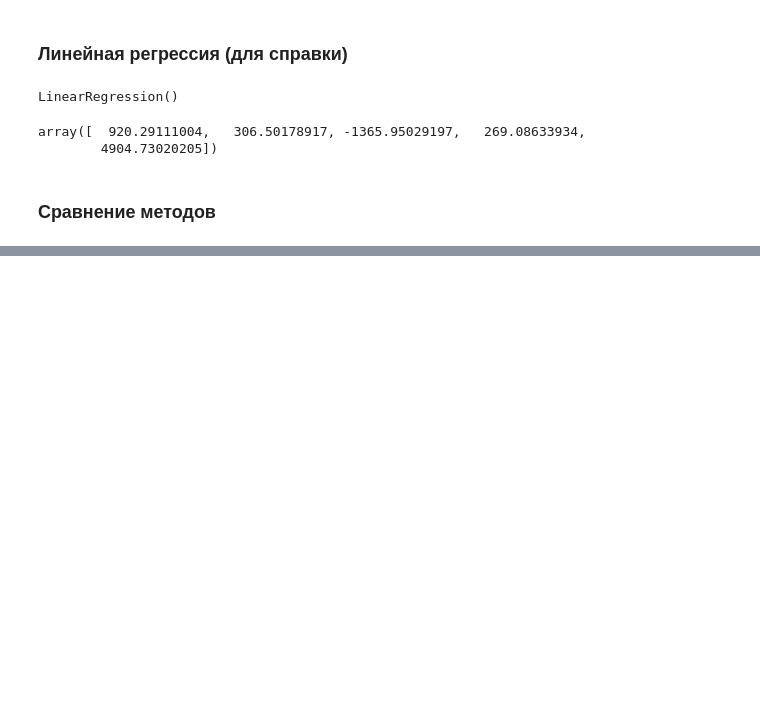
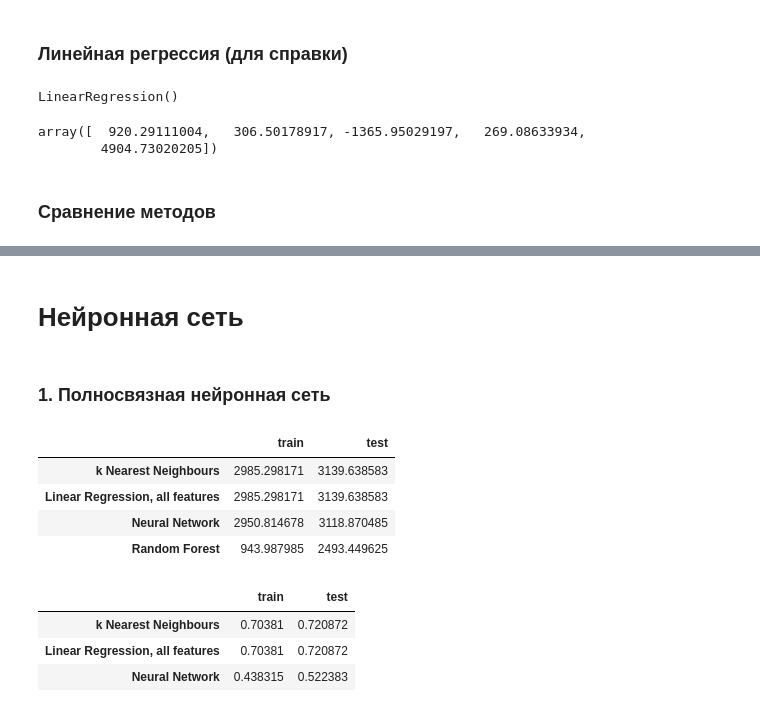
Before and after one commit to Varyzgin/ML, a Jupyter notebook: machine_learning.ipynb, the cells around one changed output, grey strips where cells are left out. Saved outputs shown, nothing was run; the diff lists cells and outputs as text; code cells hidden in the pictures; blank space fills up the shorter version.

```diff
--- a/machine_learning.ipynb
+++ b/machine_learning.ipynb
@@ -307 +309,35 @@ R2_table
 | Linear Regression, all features | 0.70381 | 0.720872 |
+# %% [markdown]
+# Нейронная сеть
+# %% [markdown]
+### 1. Полносвязная нейронная сеть
+# %%
+from sklearn.neural_network import MLPRegressor
+
+model = MLPRegressor(hidden_layer_sizes=(100,100))
+model.fit(X_train, y_train)
+
+y_train_predict = model.predict(X_train)
+y_test_predict  = model.predict(X_test)
+
+RMSE_train = mean_squared_error(y_train, y_train_predict)**.5
+RMSE_test  = mean_squared_error(y_test,  y_test_predict)**.5
+R2_train = r2_score(y_train, y_train_predict)
+R2_test  = r2_score(y_test,  y_test_predict)
+
+RMSE_table.loc['Neural Network', :] = (RMSE_train, RMSE_test)
+RMSE_table
+# %% [output]
+|  | train | test |
+| k Nearest Neighbours | 2985.298171 | 3139.638583 |
+| Linear Regression, all features | 2985.298171 | 3139.638583 |
+| Neural Network | 2950.814678 | 3118.870485 |
+| Random Forest | 943.987985 | 2493.449625 |
+# %%
+R2_table.loc['Neural Network', :] = (R2_train, R2_test)
+R2_table
+# %% [output]
+|  | train | test |
+| k Nearest Neighbours | 0.70381 | 0.720872 |
+| Linear Regression, all features | 0.70381 | 0.720872 |
+| Neural Network | 0.438315 | 0.522383 |
```
Also changed, not shown: parts of 8 cells of this notebook.
